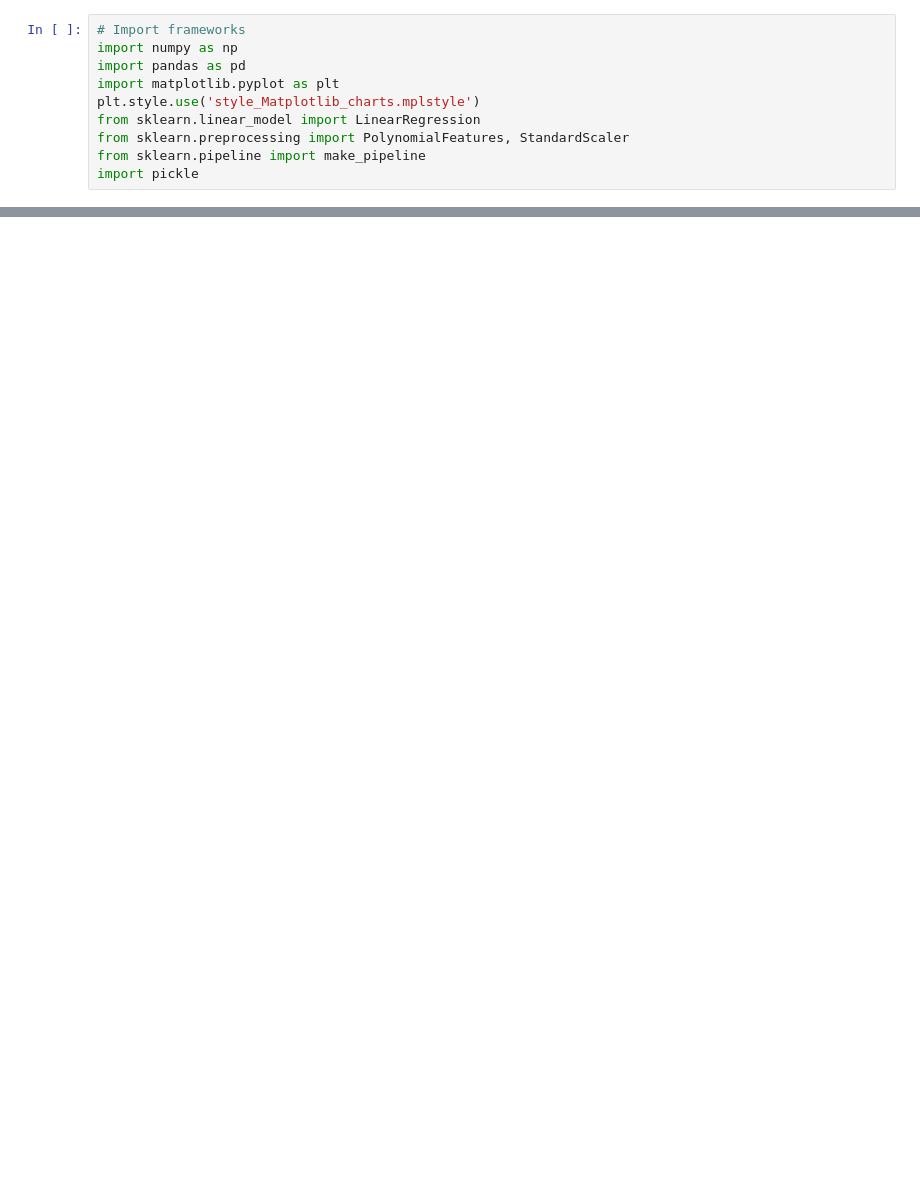
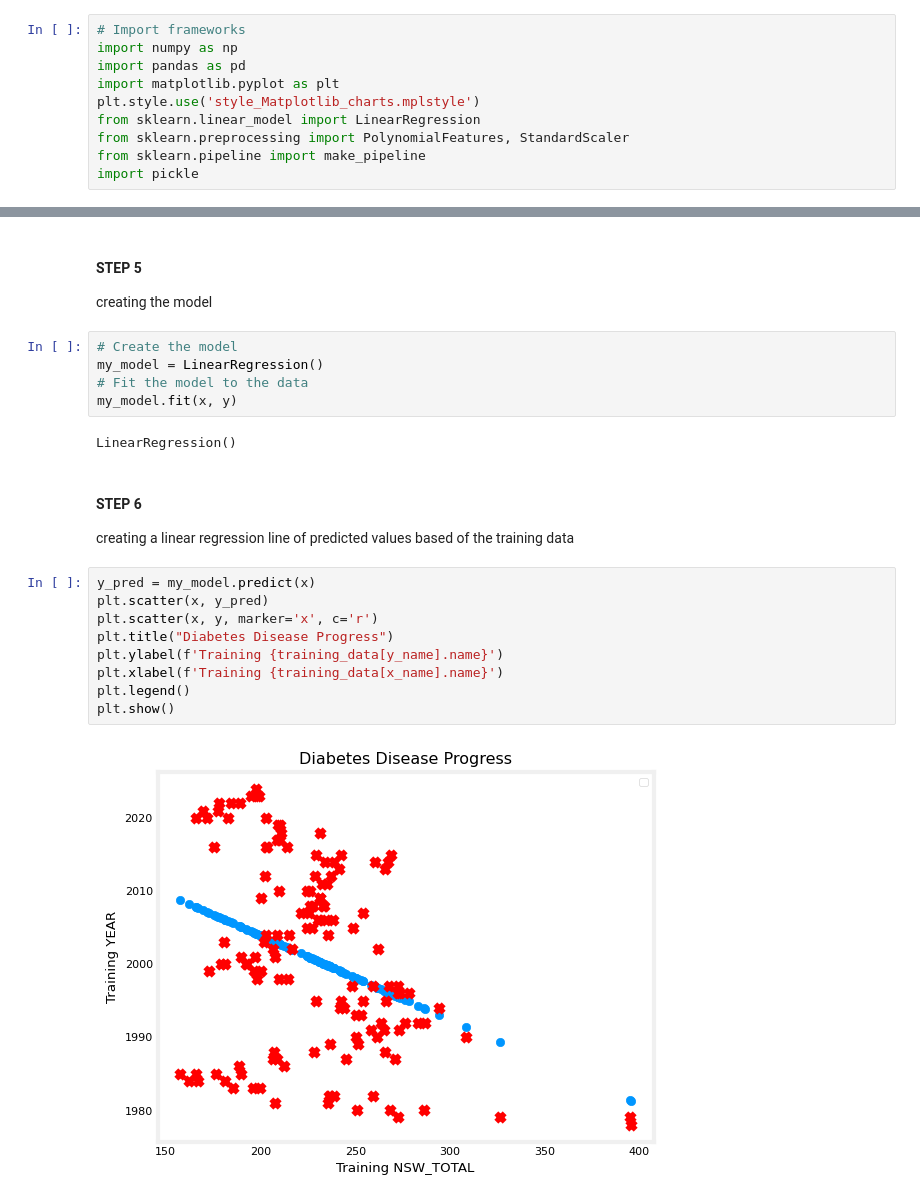
Before and after one commit to TempeHS/2025-SE-Dash-J-Task2, a Jupyter notebook: ipynb/Linear_regression.ipynb, the cells around one changed output, grey strips where cells are left out. Saved outputs shown, nothing was run; the diff lists cells and outputs as text; blank space fills up the shorter version.

```diff
--- a/ipynb/Linear_regression.ipynb
+++ b/ipynb/Linear_regression.ipynb
@@ -48,0 +67,28 @@ model = make_pipeline(PolynomialFeatures(degree), StandardScaler(), LinearRegres
+# %% [markdown]
+#### STEP 5
+
+
+creating the model
+# %%
+# Create the model
+my_model = LinearRegression()
+# Fit the model to the data
+my_model.fit(x, y)
+# %% [output]
+LinearRegression()
+# %% [markdown]
+#### STEP 6
+
+
+creating a linear regression line of predicted values based of the training data
+# %%
+y_pred = my_model.predict(x)
+plt.scatter(x, y_pred)
+plt.scatter(x, y, marker='x', c='r')
+plt.title("Diabetes Disease Progress")
+plt.ylabel(f'Training {training_data[y_name].name}')
+plt.xlabel(f'Training {training_data[x_name].name}')
+plt.legend()
+plt.show()
+# %% [output]
+[figure, added]
```
Also changed, not shown: parts of 14 cells of this notebook, 6 other files.
